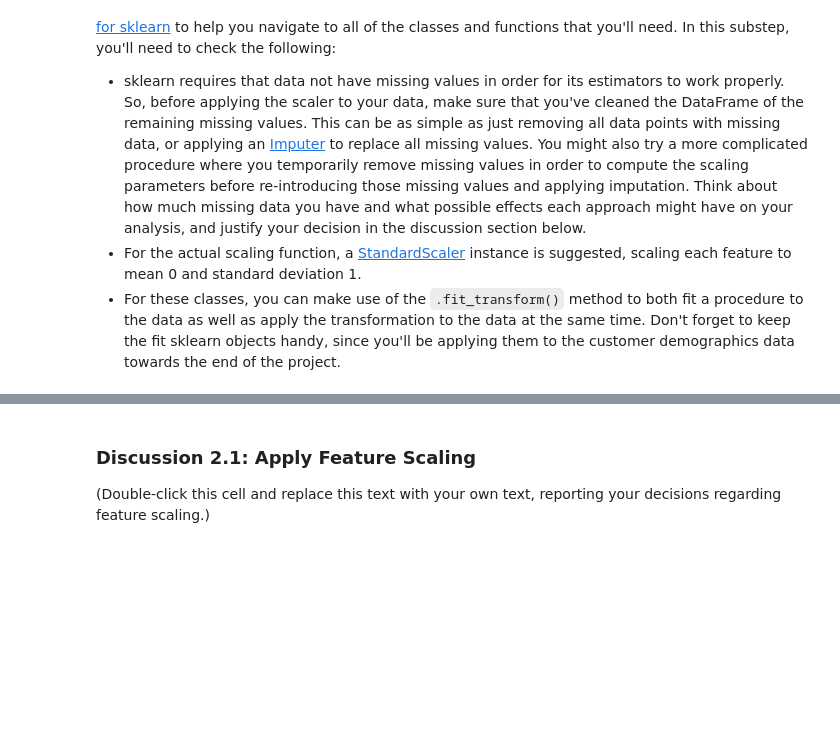
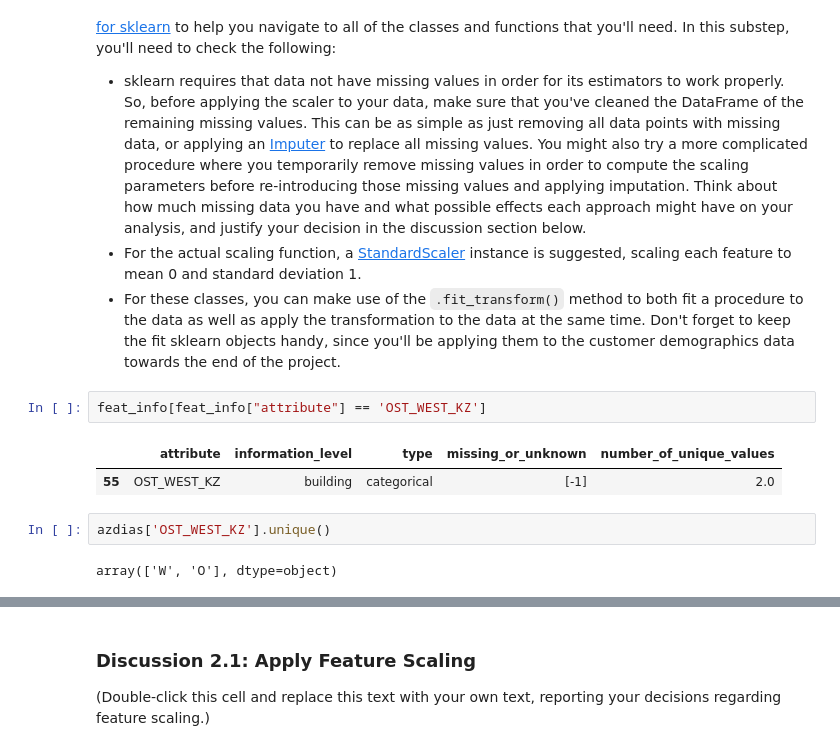
Before and after one commit to jeremymcit/Udacity, a Jupyter notebook: Identify_Customer_Segments.ipynb, the cells around one changed output, grey strips where cells are left out. Cells and saved outputs as stored; diff of their text form; blank space fills up the shorter version.

```diff
--- a/Identify_Customer_Segments.ipynb
+++ b/Identify_Customer_Segments.ipynb
@@ -737,3 +720,12 @@ Before we apply dimensionality reduction techniques to the data, we need to perf
 - sklearn requires that data not have missing values in order for its estimators to work properly. So, before applying the scaler to your data, make sure that you've cleaned the DataFrame of the remaining missing values. This can be as simple as just removing all data points with missing data, or applying an [Imputer](https://scikit-learn.org/0.16/modules/generated/sklearn.preprocessing.Imputer.html) to replace all missing values. You might also try a more complicated procedure where you temporarily remove missing values in order to compute the scaling parameters before re-introducing those missing values and applying imputation. Think about how much missing data you have and what possible effects each approach might have on your analysis, and justify your decision in the discussion section below.
 - For the actual scaling function, a [StandardScaler](http://scikit-learn.org/stable/modules/generated/sklearn.preprocessing.StandardScaler.html) instance is suggested, scaling each feature to mean 0 and standard deviation 1.
 - For these classes, you can make use of the `.fit_transform()` method to both fit a procedure to the data as well as apply the transformation to the data at the same time. Don't forget to keep the fit sklearn objects handy, since you'll be applying them to the customer demographics data towards the end of the project.
+# %%
+feat_info[feat_info["attribute"] == 'OST_WEST_KZ']
+# %% [output]
+|  | attribute | information_level | type | missing_or_unknown | number_of_unique_values |
+| 55 | OST_WEST_KZ | building | categorical | [-1] | 2.0 |
+# %%
+azdias['OST_WEST_KZ'].unique()
+# %% [output]
+array(['W', 'O'], dtype=object)
```
Also changed, not shown: parts of 9 cells of this notebook.
